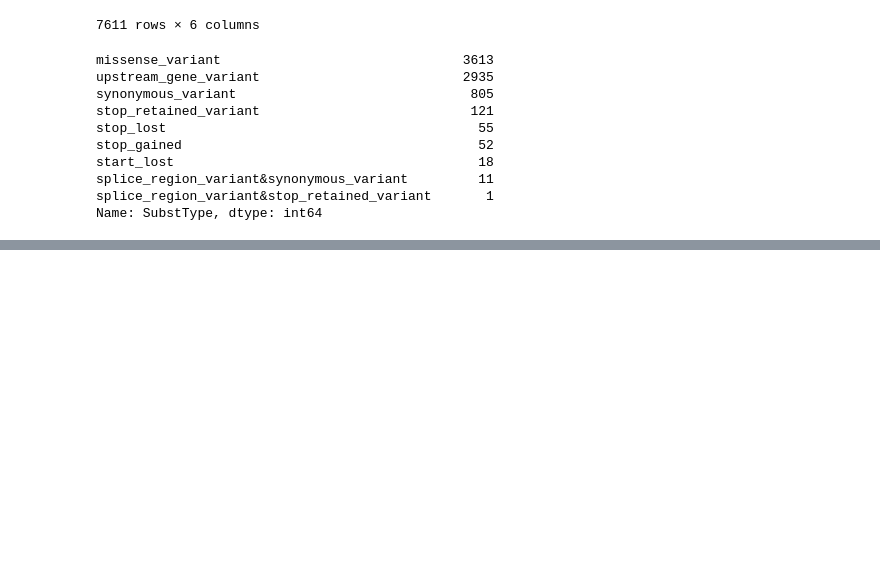
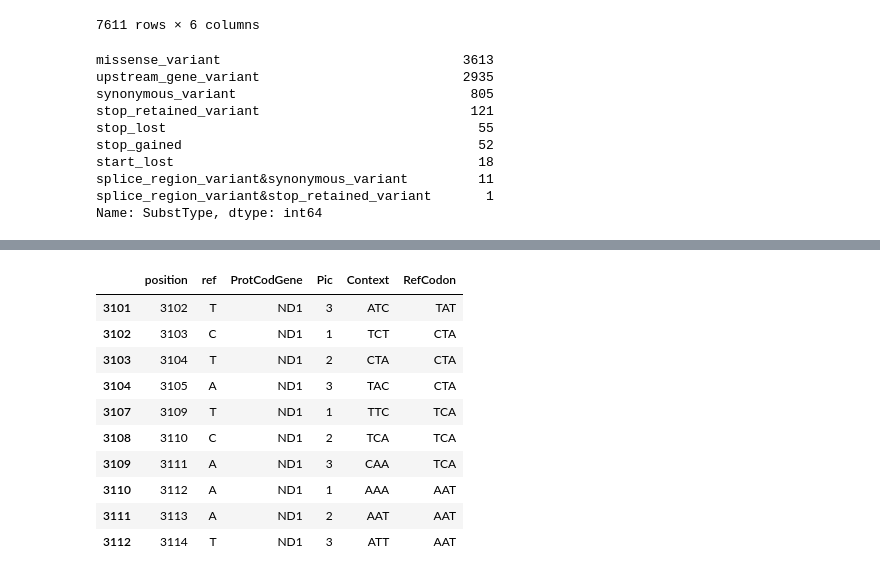
Before and after one commit to mitoclub/Signatures, a Jupyter notebook: notebooks/cancer_EDA.ipynb, the cells around one changed output, grey strips where cells are left out. Drawn from its saved outputs; the diff is of its cells as text; code cells hidden in the pictures; blank space fills up the shorter version.

```diff
--- a/notebooks/cancer_EDA.ipynb
+++ b/notebooks/cancer_EDA.ipynb
@@ -112,0 +334,15 @@ Name: SubstType, dtype: int64
+# %%
+# abcent 3107 +- context pos
+Ref.head(3110).tail(10)
+# %% [output]
+|  | position | ref | ProtCodGene | Pic | Context | RefCodon |
+| 3101 | 3102 | T | ND1 | 3 | ATC | TAT |
+| 3102 | 3103 | C | ND1 | 1 | TCT | CTA |
+| 3103 | 3104 | T | ND1 | 2 | CTA | CTA |
+| 3104 | 3105 | A | ND1 | 3 | TAC | CTA |
+| 3107 | 3109 | T | ND1 | 1 | TTC | TCA |
+| 3108 | 3110 | C | ND1 | 2 | TCA | TCA |
+| 3109 | 3111 | A | ND1 | 3 | CAA | TCA |
+| 3110 | 3112 | A | ND1 | 1 | AAA | AAT |
+| 3111 | 3113 | A | ND1 | 2 | AAT | AAT |
+| 3112 | 3114 | T | ND1 | 3 | ATT | AAT |
```
Also changed, not shown: parts of 23 cells of this notebook, 2 other files.
